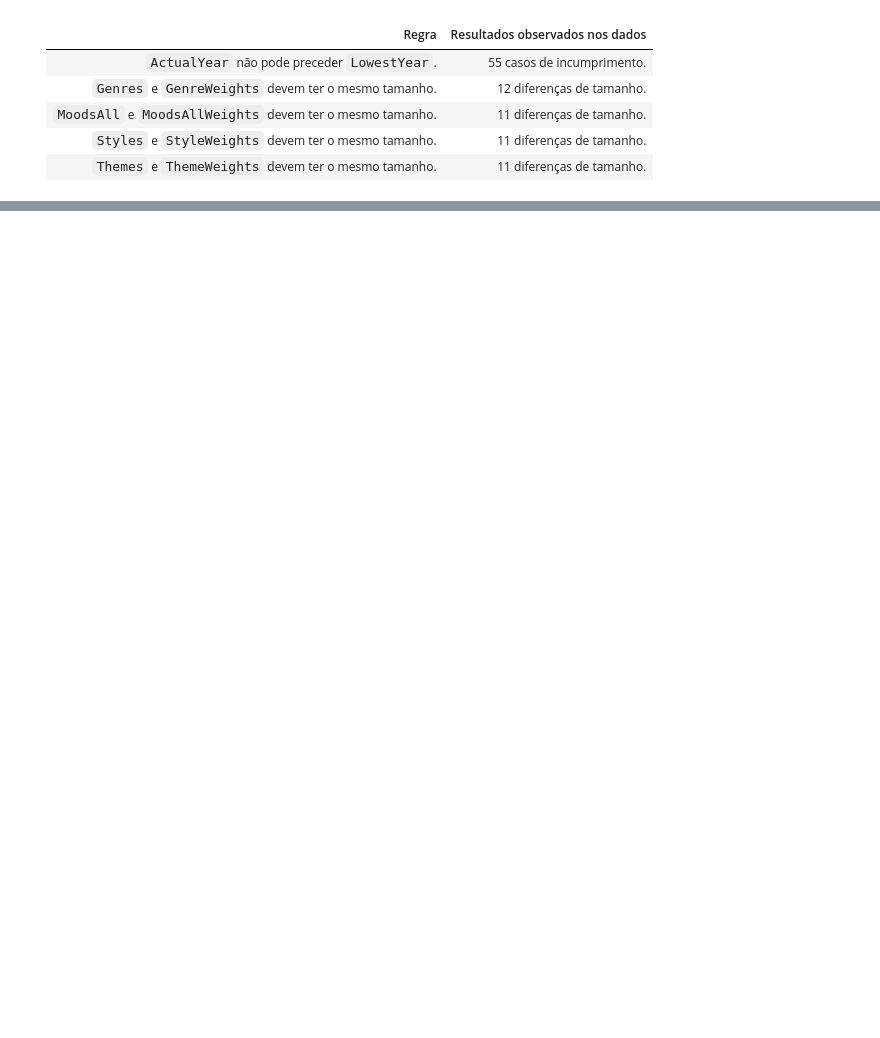
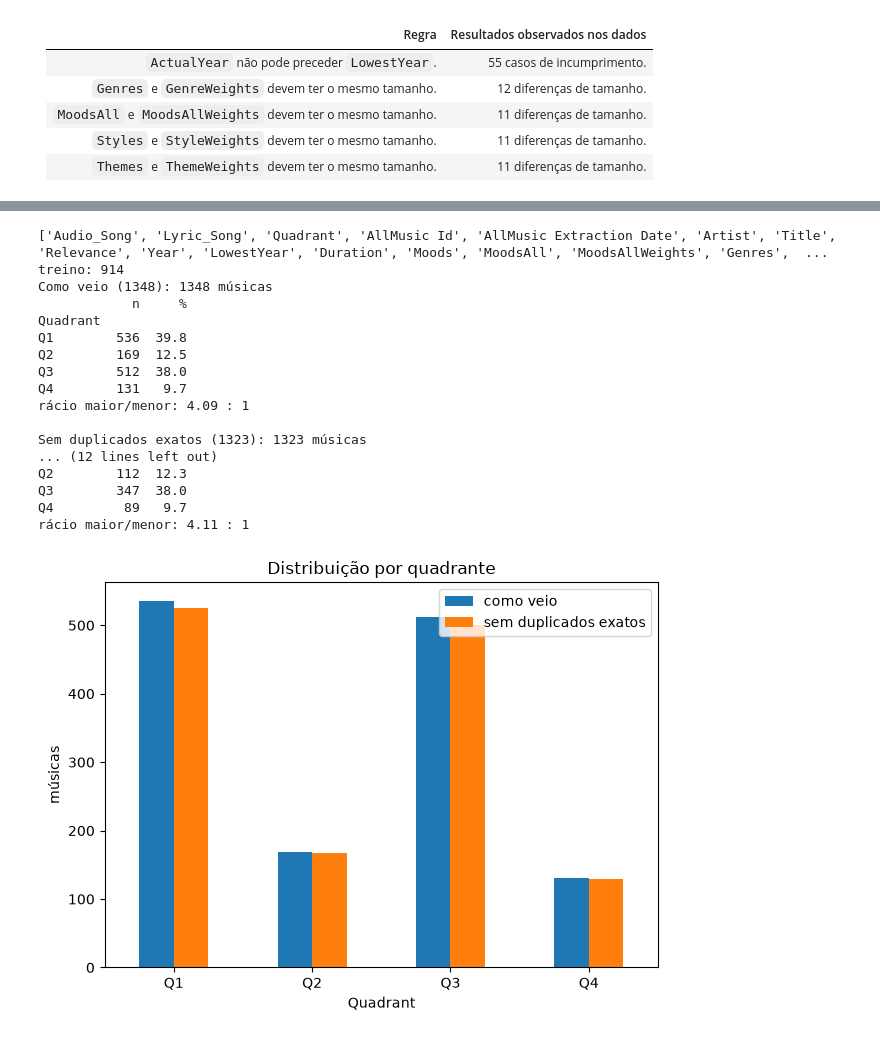
Before and after one commit to TomAintAround/MusicEmotionRecon, a Jupyter notebook: proj.ipynb, the cells around one changed output, grey strips where cells are left out. Cells and saved outputs as stored; diff of their text form; code cells hidden in the pictures; blank space fills up the shorter version.

```diff
--- a/proj.ipynb
+++ b/proj.ipynb
@@ -36,8 +36,8 @@ Trabalho realizado por:
 from pathlib import Path
 import pandas as pd
 
-MEDIA  = Path("dataset")
-TABLES = Path("build/MERGE_ECAC/merge_ecac")
+MEDIA  = Path(r"C:\Users\simao\Documents\3º Uni\ECAC\dataset\dataset")
+TABLES = Path(r"C:\Users\simao\Documents\3º Uni\ECAC\dataset\build\MERGE_ECAC\merge_ecac")
 
 meta = pd.read_csv(TABLES / "metadata.csv")
 
@@ -45,7 +45,7 @@ def ids(pasta, ext):
     return {p.stem for p in (MEDIA / pasta).rglob(f"*.{ext}")}
 
 fontes = {
-    "audio":  (ids("audio", "mp3"), set(meta["Audio_Song"])),
+    "audio": (ids("audio", "mp3"), set(meta["Audio_Song"])),
     "lyrics": (ids("lyrics", "txt"), set(meta["Lyric_Song"])),
     "covers": (ids("album_covers", "jpg"), set(meta["Audio_Song"])),
 }
@@ -55,6 +55,7 @@ print("distintas:", meta["Audio_Song"].nunique())
 print("repetidas:", meta["Audio_Song"].duplicated().sum())
 
 for nome, (ficheiros, tabela) in fontes.items():
+    print(nome, "| ficheiros:", len(ficheiros))
     print(nome, "| tabela sem ficheiro:", len(tabela - ficheiros), "| ficheiro sem tabela:", len(ficheiros - tabela))
 # %% [output]
 linhas: 1348
@@ -105,14 +354,20 @@ lyrics_f = {p.stem: p for p in (MEDIA / "lyrics").rglob("*.txt")}
 
 u["art_tit"] = (u["Artist"].str.lower().str.strip() + "|" + u["Title"].str.lower().str.strip())
 u["audio"] = [hashlib.md5(audio_f[i].read_bytes()).hexdigest() for i in u["Audio_Song"]]
-u["letra"] = [lyrics_f[i].read_text(encoding="utf-8", errors="ignore").strip() for i in u["Lyric_Song"]]
+
+textos = [lyrics_f[i].read_text(encoding="utf-8", errors="ignore").strip() for i in u["Lyric_Song"]]
+u["letra"] = [t if len(t) > 50 else None for t in textos]
 
 for i in ["AllMusic Id", "art_tit", "letra", "audio"]:
     print(i, "->", u[i].dropna().duplicated().sum())
 
+print(u["AllMusic Id"].value_counts().head(1))
+print(u.loc[u["AllMusic Id"] == "not_found", ["Artist", "Title"]])
+
 for j in ["art_tit", "letra", "audio"]:
-    print(f"\n {j} ")
-    print(u.loc[u[j].duplicated(keep=False), ["Artist", "Title", "Audio_Song", "Lyric_Song"]])
+    d = u.dropna(subset=[j])
+    print(f"\n{j}")
+    print(d.loc[d[j].duplicated(keep=False), ["Artist", "Title", "Audio_Song", "Lyric_Song"]])
 # %% [output]
 AllMusic Id -> 3
 art_tit -> 1
@@ -359,0 +640,61 @@ print("Total mismatches: ", total)
+# %%
+
+import matplotlib.pyplot as plt
+from sklearn.dummy import DummyClassifier
+from sklearn.model_selection import StratifiedKFold, cross_validate
+
+print(u.columns.tolist())
+
+def distribuicao(serie, nome):
+
+    c = serie.value_counts().sort_index()  # Conta as músicas de cada quadrante e ordenar os resultados
+
+    print(f"{nome}: {c.sum()} músicas")  # Mostra o número total de músicas
+
+    # Cria uma tabela com o número de músicas e a respetiva percentagem por quadrante
+    print(pd.DataFrame({
+        "n": c,
+        "%": (c / c.sum() * 100).round(1)
+    }))
+
+    # Calcula e apresenta o rácio entre o quadrante com mais músicas e o com menos músicas
+    print(f"rácio maior/menor: {c.max() / c.min():.2f} : 1\n")
+
+    return c  #Devolve as contagens para poderem ser utilizadas posteriormente
+
+# Seleciona apenas as músicas que pertencem ao conjunto de treino, excluindo as de teste
+y = u.loc[~u["teste"], "Quadrant"]
+
+print("treino:", len(y))
+antes = distribuicao(meta["Quadrant"], f"Como veio ({len(meta)})")
+sem_exatos = distribuicao(u["Quadrant"], f"Sem duplicados exatos ({len(u)})")
+contagem_treino = distribuicao(y, f"Treino ({len(y)})")
+
+pd.DataFrame({
+    "como veio": antes,
+    "sem duplicados exatos": sem_exatos
+}).plot.bar(rot=0)
+
+plt.ylabel("músicas")
+plt.title("Distribuição por quadrante")
+plt.tight_layout()
+plt.show()
+# %% [output]
+['Audio_Song', 'Lyric_Song', 'Quadrant', 'AllMusic Id', 'AllMusic Extraction Date', 'Artist', 'Title', 'Relevance', 'Year', 'LowestYear', 'Duration', 'Moods', 'MoodsAll', 'MoodsAllWeights', 'Genres',  ...
+treino: 914
+Como veio (1348): 1348 músicas
+            n     %
+Quadrant
+Q1        536  39.8
+Q2        169  12.5
+Q3        512  38.0
+Q4        131   9.7
+rácio maior/menor: 4.09 : 1
+
+Sem duplicados exatos (1323): 1323 músicas
+... (12 lines left out)
+Q2        112  12.3
+Q3        347  38.0
+Q4         89   9.7
+rácio maior/menor: 4.11 : 1
+[figure, added]
```
Also changed, not shown: parts of 26 cells of this notebook.
